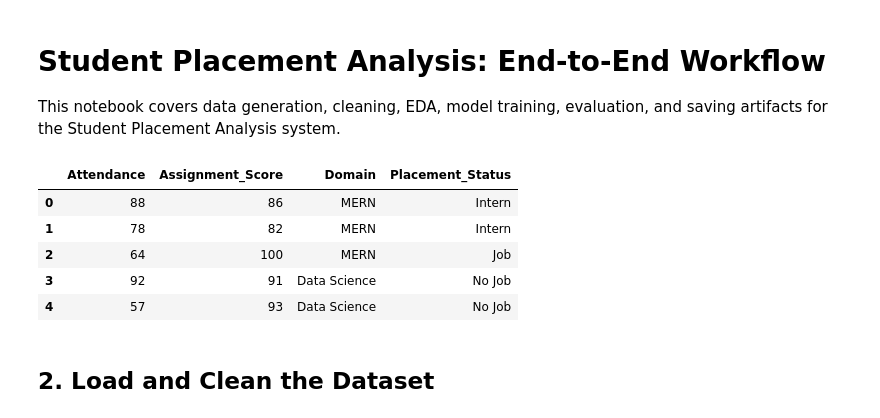
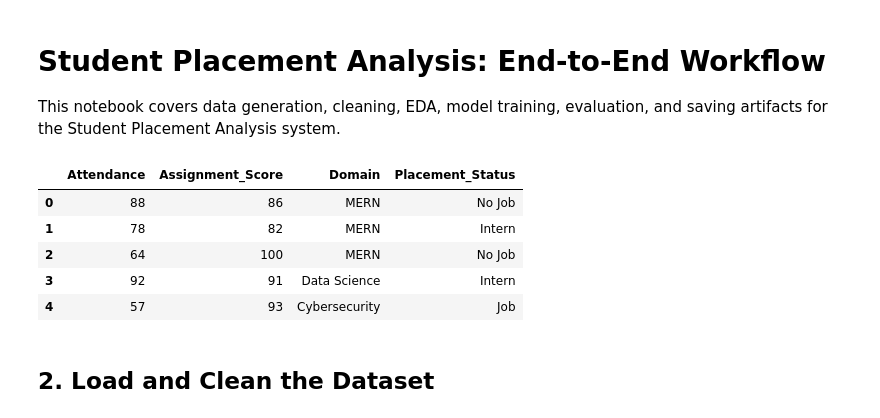
Before and after one commit to pa-nuzz/Casestudy, a Jupyter notebook: student_placement_analysis/notebook.ipynb, the cells around one changed output. Saved outputs shown, nothing was run; the diff lists cells and outputs as text; code cells hidden in the pictures.

```diff
--- a/student_placement_analysis/notebook.ipynb
+++ b/student_placement_analysis/notebook.ipynb
@@ -59,25 +59,25 @@ This notebook covers data generation, cleaning, EDA, model training, evaluation,
 # %%
 # 1. Generate Synthetic Data
 import pandas as pd
 import numpy as np
 np.random.seed(42)
-domains = ['Data Science', 'MERN', 'Python', 'AI/ML', 'Web Development']
+domains = ['Data Science', 'MERN', 'DevOps', 'Cybersecurity']
 n = 200
 df = pd.DataFrame({
     'Attendance': np.random.randint(50, 101, n),
     'Assignment_Score': np.random.randint(50, 101, n),
     'Domain': np.random.choice(domains, n),
     'Placement_Status': np.random.choice(['Job', 'Intern', 'No Job'], n, p=[0.4,0.3,0.3])
 })
 df.to_csv('student_data.csv', index=False)
 df.head()
 # %% [output]
 |  | Attendance | Assignment_Score | Domain | Placement_Status |
-| 0 | 88 | 86 | MERN | Intern |
+| 0 | 88 | 86 | MERN | No Job |
 | 1 | 78 | 82 | MERN | Intern |
-| 2 | 64 | 100 | MERN | Job |
-| 3 | 92 | 91 | Data Science | No Job |
-| 4 | 57 | 93 | Data Science | No Job |
+| 2 | 64 | 100 | MERN | No Job |
+| 3 | 92 | 91 | Data Science | Intern |
+| 4 | 57 | 93 | Cybersecurity | Job |
 # %% [markdown]
 ## 2. Load and Clean the Dataset
 # %%
```
Also changed, not shown: parts of 10 cells of this notebook, 5 other files.
